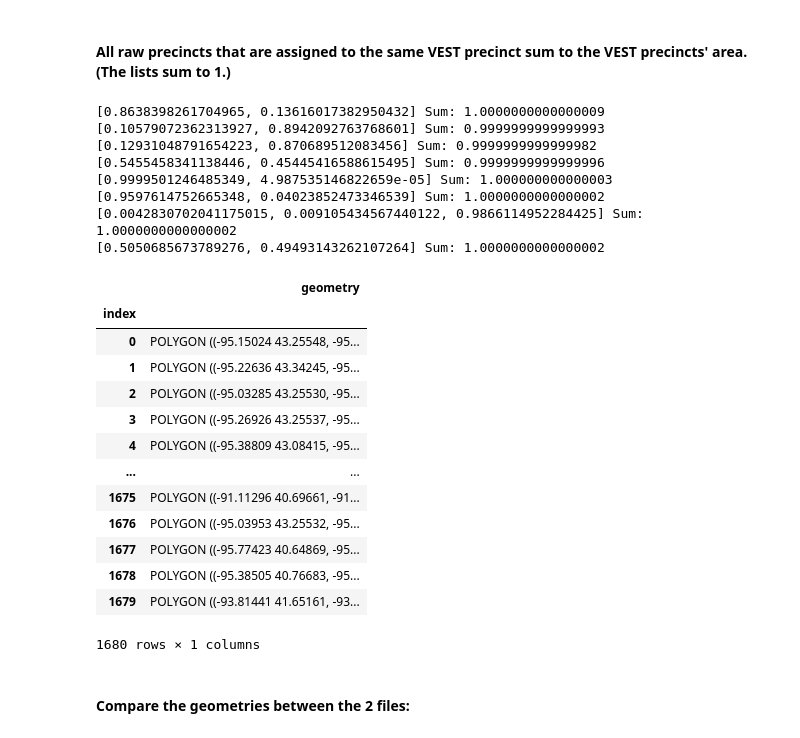
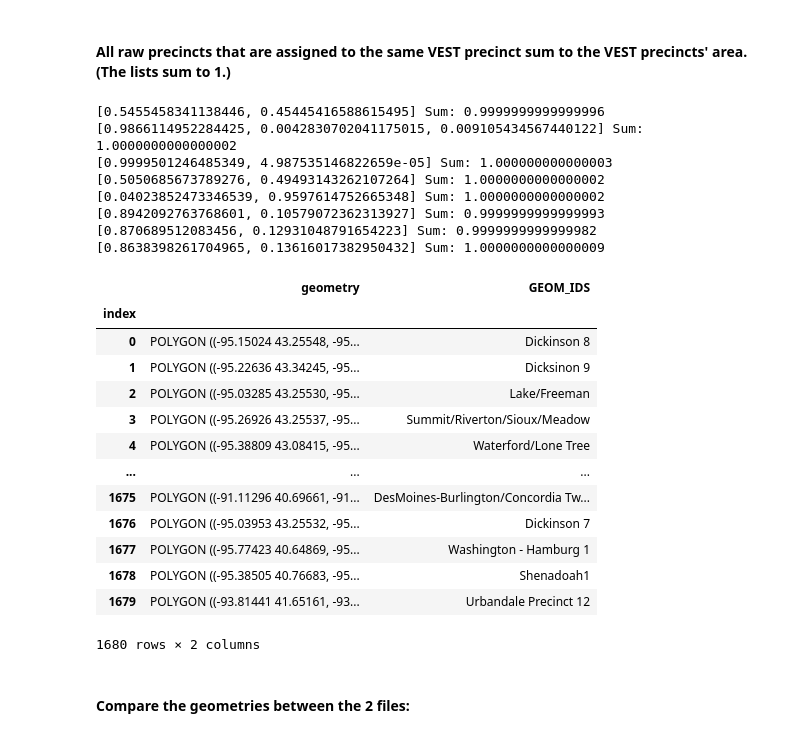
Before and after one commit to nonpartisan-redistricting-datahub/pdv-ia, a Jupyter notebook: vest-ia-2016/vest-ia-2016-validation.ipynb, the cells around one changed output. Drawn from its saved outputs; the diff is of its cells as text; code cells hidden in the pictures.

Commit message:
updating 2016 VEST to compare original precinct names between data files

```diff
--- a/vest-ia-2016/vest-ia-2016-validation.ipynb
+++ b/vest-ia-2016/vest-ia-2016-validation.ipynb
@@ -333,6 +333,7 @@ There are 1680 raw election precincts.
 # %%
 geoms = []
 vest_ids = []
+geom_ids = []
 
 shape_df.crs = CRS
 election_df.crs = CRS
@@ -343,6 +344,7 @@ vestidx2rawidx = defaultdict(list)
 for raw_id, geom in enumerate(tqdm(shape_df["geometry"])):
     vest_matches = election_df[election_df["geometry"].geom_almost_equals(geom)].copy()
     geoms.append(geom)
+    geom_ids.append(shape_df["NAME"].iloc[raw_id])
 
     # we got a perfect match
     if len(vest_matches) == 1:
@@ -372,35 +374,35 @@ doubled_idxs = {key : val for key, val in idx2area.items() if len(val) > 1}
 for idx, lst in doubled_idxs.items():
     print(lst, "Sum:", sum([float(l) for l in lst]))
 # %% [output]
+[0.5455458341138446, 0.45445416588615495] Sum: 0.9999999999999996
+[0.9866114952284425, 0.0042830702041175015, 0.009105434567440122] Sum: 1.0000000000000002
+[0.9999501246485349, 4.987535146822659e-05] Sum: 1.000000000000003
+[0.5050685673789276, 0.49493143262107264] Sum: 1.0000000000000002
+[0.04023852473346539, 0.9597614752665348] Sum: 1.0000000000000002
+[0.8942092763768601, 0.10579072362313927] Sum: 0.9999999999999993
+[0.870689512083456, 0.12931048791654223] Sum: 0.9999999999999982
 [0.8638398261704965, 0.13616017382950432] Sum: 1.0000000000000009
-[0.10579072362313927, 0.8942092763768601] Sum: 0.9999999999999993
-[0.12931048791654223, 0.870689512083456] Sum: 0.9999999999999982
-[0.5455458341138446, 0.45445416588615495] Sum: 0.9999999999999996
-[0.9999501246485349, 4.987535146822659e-05] Sum: 1.000000000000003
-[0.9597614752665348, 0.04023852473346539] Sum: 1.0000000000000002
-[0.0042830702041175015, 0.009105434567440122, 0.9866114952284425] Sum: 1.0000000000000002
-[0.5050685673789276, 0.49493143262107264] Sum: 1.0000000000000002
 # %%
 # assign raw geoms to vest geoms
-to_join = gp.GeoDataFrame(data={"index" : vest_ids}, geometry=geoms)
+to_join = gp.GeoDataFrame(data={"index" : vest_ids, "GEOM_IDS" : geom_ids}, geometry=geoms)
 to_join.sort_values(by="index", inplace=True)
 to_join = to_join.dissolve("index")
 
 display(to_join)
 # %% [output]
-|  | geometry |
-| index |  |
-| 0 | POLYGON ((-95.15024 43.25548, -95... |
-| 1 | POLYGON ((-95.22636 43.34245, -95... |
-| 2 | POLYGON ((-95.03285 43.25530, -95... |
-| 3 | POLYGON ((-95.26926 43.25537, -95... |
-| 4 | POLYGON ((-95.38809 43.08415, -95... |
-| ... | ... |
-| 1675 | POLYGON ((-91.11296 40.69661, -91... |
-| 1676 | POLYGON ((-95.03953 43.25532, -95... |
-| 1677 | POLYGON ((-95.77423 40.64869, -95... |
-| 1678 | POLYGON ((-95.38505 40.76683, -95... |
-| 1679 | POLYGON ((-93.81441 41.65161, -93... |
+|  | geometry | GEOM_IDS |
+| index |  |  |
+| 0 | POLYGON ((-95.15024 43.25548, -95... | Dickinson 8 |
+| 1 | POLYGON ((-95.22636 43.34245, -95... | Dicksinon 9 |
+| 2 | POLYGON ((-95.03285 43.25530, -95... | Lake/Freeman |
+| 3 | POLYGON ((-95.26926 43.25537, -95... | Summit/Riverton/Sioux/Meadow |
+| 4 | POLYGON ((-95.38809 43.08415, -95... | Waterford/Lone Tree |
+| ... | ... | ... |
+| 1675 | POLYGON ((-91.11296 40.69661, -91... | DesMoines-Burlington/Concordia Tw... |
+| 1676 | POLYGON ((-95.03953 43.25532, -95... | Dickinson 7 |
+| 1677 | POLYGON ((-95.77423 40.64869, -95... | Washington - Hamburg 1 |
+| 1678 | POLYGON ((-95.38505 40.76683, -95... | Shenadoah1 |
+| 1679 | POLYGON ((-93.81441 41.65161, -93... | Urbandale Precinct 12 |
-1680 rows × 1 columns
+1680 rows × 2 columns
 # %%
 election_df["geometry_y"] = to_join["geometry"]
```
Also changed, not shown: parts of 4 cells of this notebook.
